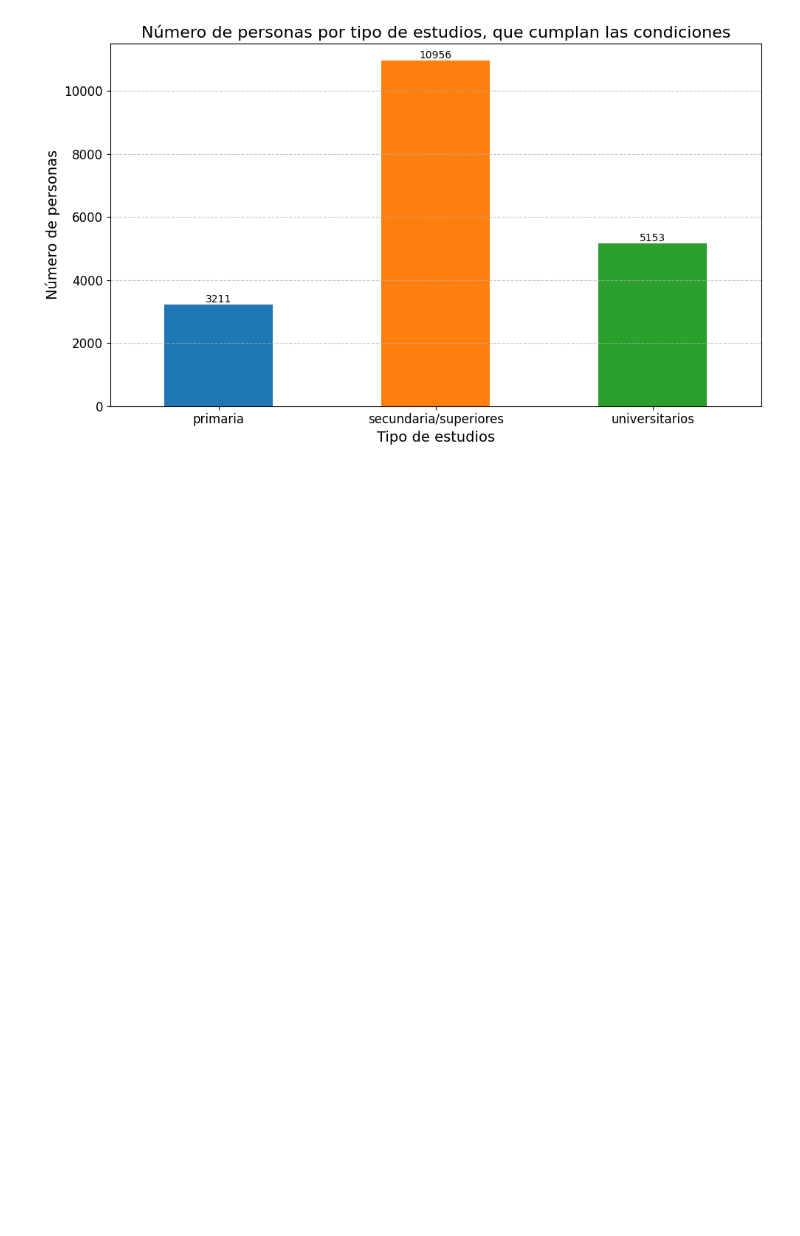
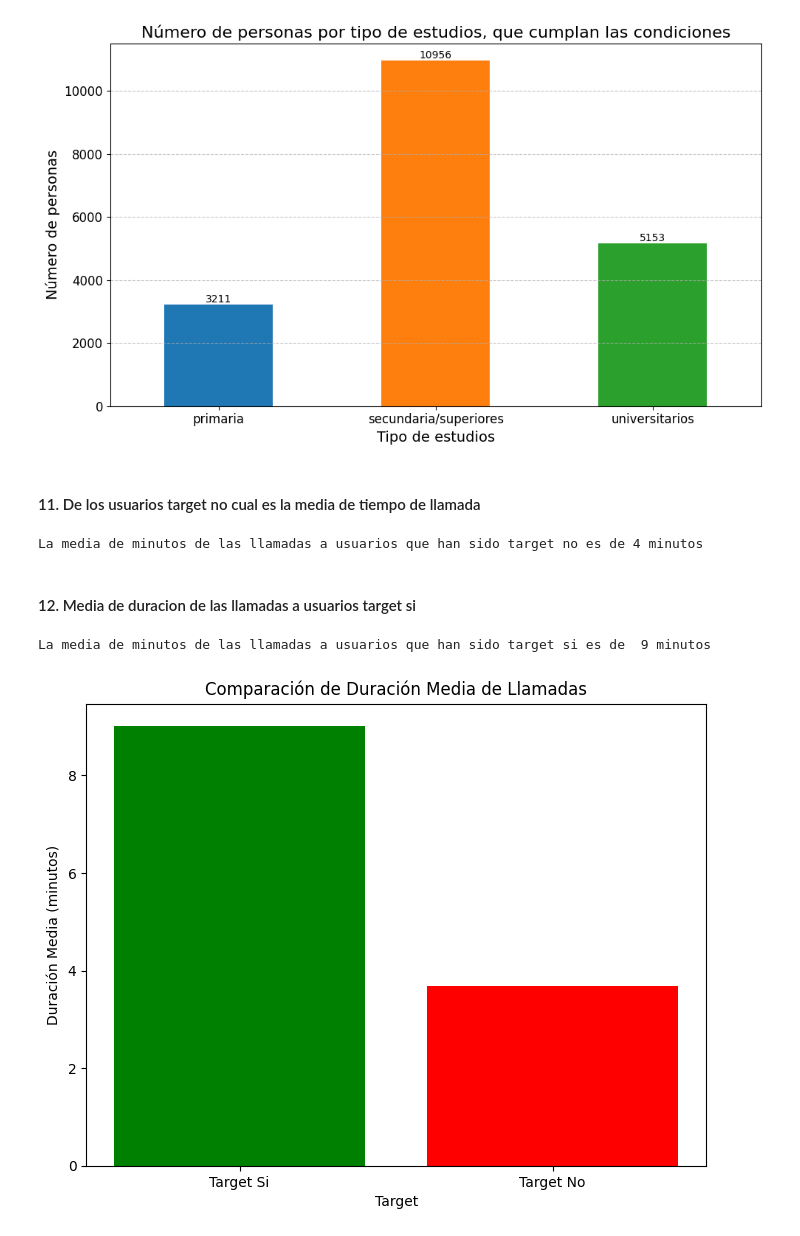
Before and after one commit to guillem-edo/AMACOR_Depositos, a Jupyter notebook: DATA/EDA/EDA.ipynb, the cells around one changed output. Saved outputs shown, nothing was run; the diff lists cells and outputs as text; code cells hidden in the pictures; blank space fills up the shorter version.

```diff
--- a/DATA/EDA/EDA.ipynb
+++ b/DATA/EDA/EDA.ipynb
@@ -574,3 +570,40 @@ plt.tight_layout()  # Ajustar el diseño del gráfico
 plt.show()
 # %% [output]
 [figure]
+# %% [markdown]
+#### 11. De los usuarios target no cual es la media de tiempo de llamada
+# %%
+media_usuarios_target_no = round(usuarios_target_no['duracion'].mean())
+min_media_duracion_t_no = (media_usuarios_target_no/60)
+print ('La media de minutos de las llamadas a usuarios que han sido target no es de', round(min_media_duracion_t_no),'minutos')
+# %% [output]
+La media de minutos de las llamadas a usuarios que han sido target no es de 4 minutos
+# %% [markdown]
+#### 12. Media de duracion de las llamadas a usuarios target si
+# %%
+usuarios_target_si = df[df['target']== "si"]
+media_usuarios_target_si = round(usuarios_target_si['duracion'].mean())
+min_media_duracion_t_si = (media_usuarios_target_si/60)
+print ('La media de minutos de las llamadas a usuarios que han sido target si es de ', round(min_media_duracion_t_si),'minutos')
+# %% [output]
+La media de minutos de las llamadas a usuarios que han sido target si es de  9 minutos
+# %%
+import matplotlib.pyplot as plt
+
+# Definir los datos
+categorias = ['Target Si', 'Target No']
+duraciones = [min_media_duracion_t_si, min_media_duracion_t_no]
+
+# Crear el gráfico de barras
+plt.figure(figsize=(8, 6))
+plt.bar(categorias, duraciones, color=['green', 'red'])
+
+# Agregar título y etiquetas
+plt.title('Comparación de Duración Media de Llamadas')
+plt.xlabel('Target')
+plt.ylabel('Duración Media (minutos)')
+
+# Mostrar el gráfico
+plt.show()
+# %% [output]
+[figure, added]
```
Also changed, not shown: parts of 8 cells of this notebook.
